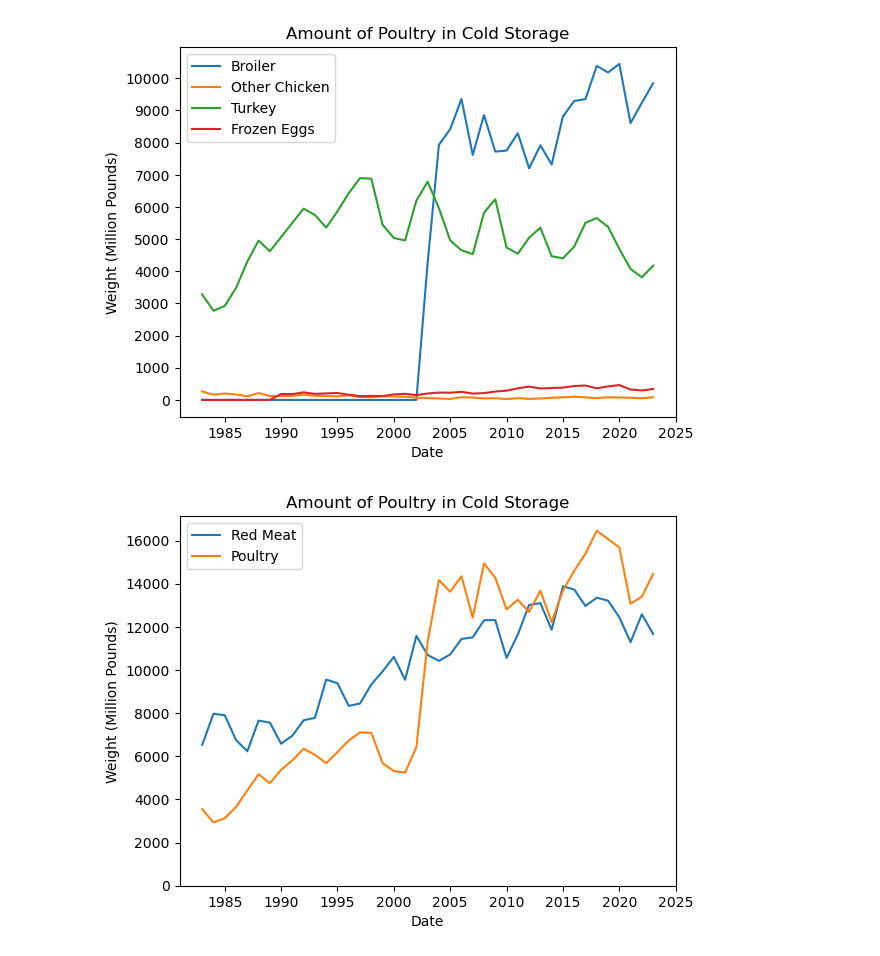
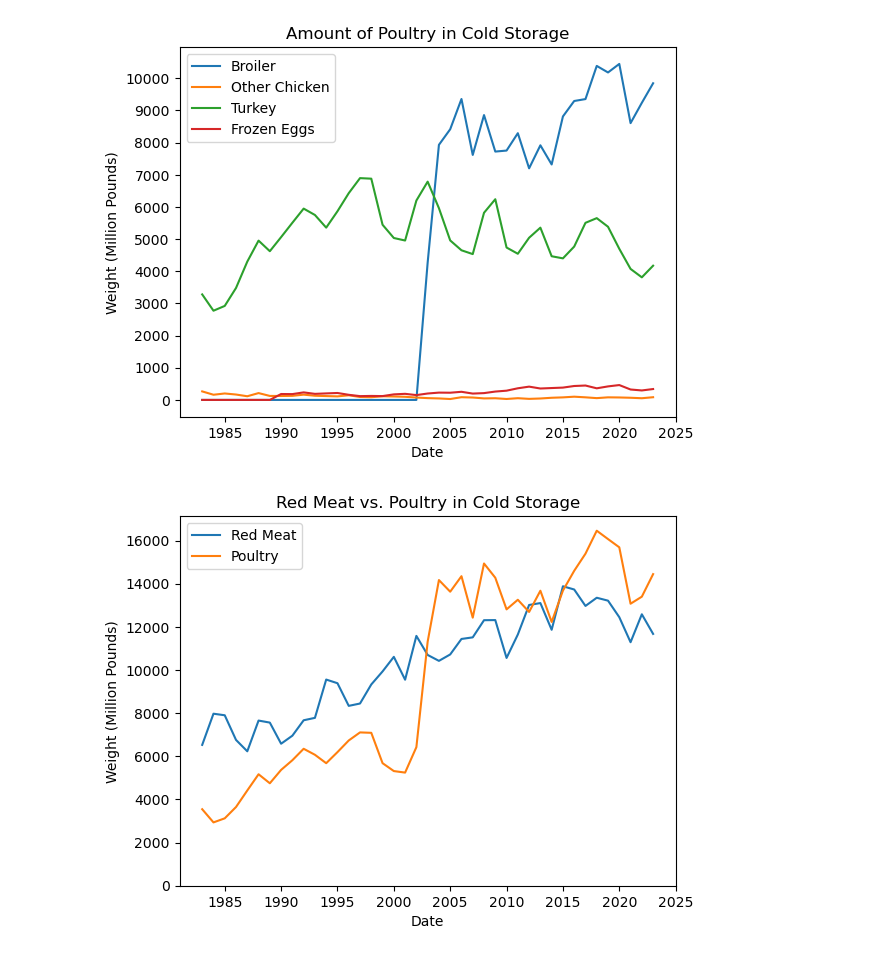
Before and after one commit to arjashok/2024-Summer-Datathon, a Jupyter notebook: src/Meat_Stats_Cold_Storage.ipynb, the cells around one changed output. Cells and saved outputs as stored; diff of their text form; code cells hidden in the pictures.

Commit message:
fixed image labels

```diff
--- a/src/Meat_Stats_Cold_Storage.ipynb
+++ b/src/Meat_Stats_Cold_Storage.ipynb
@@ -101,32 +101,32 @@ plt.show()
 # %%
 # Meat_Stats_Cold_Storage - Red Meat vs. Poultry
 df = pd.read_csv('../datasets/Meat_Stats_Cold_Storage.csv')
 
 # converts 'Year' and 'Month' columns to datetime object
 df['Date'] = pd.to_datetime(df['Year'].astype(str) + '-' + df['Month'].astype(str), format='%Y-%m')
 
 # Red Meat
 red_meat_condition = (df['Type_Of_Meat'] == 'Red Meat')
 red_meat_df = df[red_meat_condition].copy()
 red_meat_df['Weight'] = red_meat_df['Weight'].astype(float)
 # summing all weights from a single year into one data value so that the plot will be more readable
 red_meat_df = red_meat_df.groupby(red_meat_df['Date'].dt.year)['Weight'].sum().reset_index()
 plt.plot(red_meat_df['Date'], red_meat_df['Weight'], label='Red Meat')
 
 # Poultry
 poultry_condition = (df['Type_Of_Meat'] == 'Poultry')
 poultry_df = df[poultry_condition].copy()
 poultry_df['Weight'] = poultry_df['Weight'].astype(float)
 # summing all weights from a single year into one data value so that the plot will be more readable
 poultry_df = poultry_df.groupby(poultry_df['Date'].dt.year)['Weight'].sum().reset_index()
 plt.plot(poultry_df['Date'], poultry_df['Weight'], label='Poultry')
 
 plt.xlabel('Date')
 plt.ylabel('Weight (Million Pounds)')
 plt.yticks(range(0, 17000, 2000)) # set y-axis ticks at intervals
-plt.title('Amount of Poultry in Cold Storage')
+plt.title('Red Meat vs. Poultry in Cold Storage')
 plt.legend()
-plt.savefig('Poultry Cold Storage.png')
+plt.savefig('Red Meat vs. Poultry Cold Storage.png')
 plt.show()
 # %% [output]
-[figure, old version]
+[figure, new version]
```
Also changed, not shown: 2 other files.
